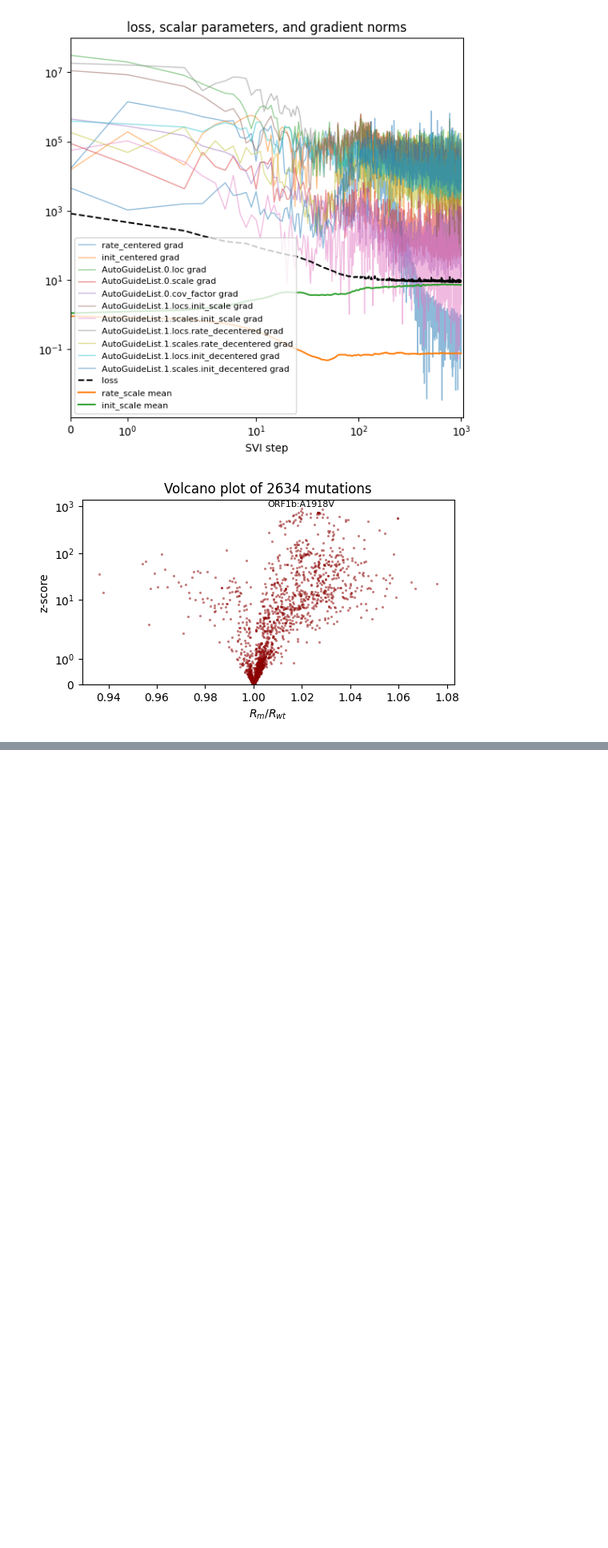
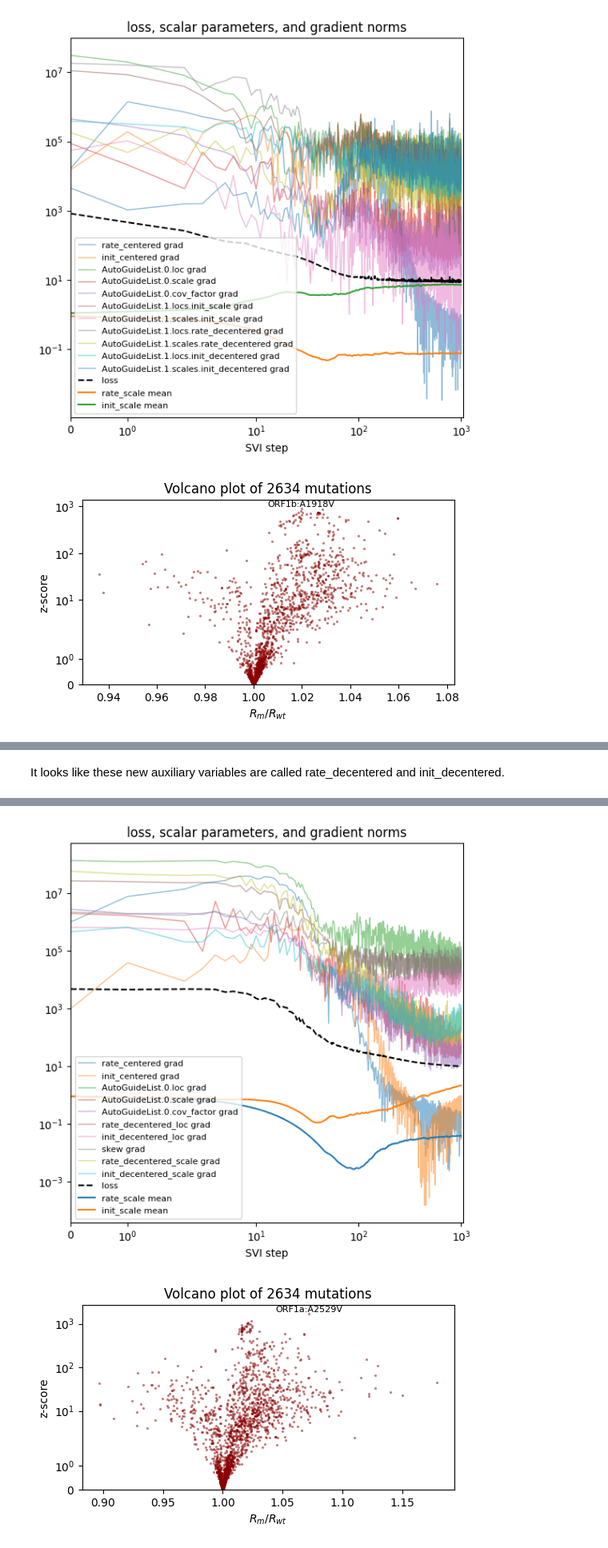
Before and after one commit to sinatayebati/deep-probabilistic-modeling, a Jupyter notebook: practical-pyro-pytorch/high-dimensional-Bayesian-workflow-applications-SARS-CoV-2-strains.ipynb, the cells around one changed output, grey strips where cells are left out. Shown at 80% size. Cells and saved outputs as stored; diff of their text form; code cells hidden in the pictures; blank space fills up the shorter version.

```diff
--- a/practical-pyro-pytorch/high-dimensional-Bayesian-workflow-applications-SARS-CoV-2-strains.ipynb
+++ b/practical-pyro-pytorch/high-dimensional-Bayesian-workflow-applications-SARS-CoV-2-strains.ipynb
@@ -514,0 +531,46 @@ Wall time: 1min 7s
+# %% [markdown]
+It looks like these new auxiliary variables are called rate_decentered and init_decentered.
+# %%
+def local_guide(dataset):
+    # Create learnable parameters
+    T, P, S = dataset["counts"].shape
+    r_loc = pyro.param("rate_decentered_loc", lambda: torch.zeros(P, S))
+    i_loc = pyro.param("init_decentered_loc", lambda: torch.zeros(P, S))
+    skew = pyro.param("skew", lambda: torch.zeros(P, S))  # allows correlation
+    r_scale = pyro.param("rate_decentered_scale", lambda:torch.ones(P, S),
+                         constraint=constraints.softplus_positive)
+    i_scale = pyro.param("init_decentered_scale", lambda: torch.ones(P, S),
+                         constraint=constraints.softplus_positive)
+
+    # Sample local variables inside plates
+    # Note plates are already created by the main guide, so we'll
+    # use the existing plates rather than calling pyro.plate(...).
+    with guide.plates["place"], guide.plates["strain"]:
+        samples = {}
+        samples["rate_decentered"] = pyro.sample(
+            "rate_decentered", dist.Normal(r_loc, r_scale)
+        )
+        i_loc = i_loc + skew * samples["rate_decentered"]
+        samples["init_decentered"] = pyro.sample(
+        "init_decentered", dist.Normal(i_loc, i_scale))
+
+        return samples
+# %%
+%%time
+reparam_model = poutine.reparam(
+    model, {"rate": LocScaleReparam(), "init": LocScaleReparam()}
+)
+guide = AutoGuideList(reparam_model)
+local_vars = ["rate_decentered", "init_decentered"]
+guide.add(
+    AutoLowRankMultivariateNormal(
+        poutine.block(reparam_model, hide=local_vars),
+        init_loc_fn=init_loc_fn,
+        init_scale=0.01,
+    )
+)
+guide.add(local_guide)
+fit_svi(reparam_model, guide, lr=0.1)
+pprint(evaluate(reparam_model, guide))
+plot_volcano(guide)
+# %% [output]
@@ -514,0 +593,2 @@ Wall time: 1min 7s
+[figure, added]
+[figure, added]
```
Also changed, not shown: parts of 4 cells of this notebook.
